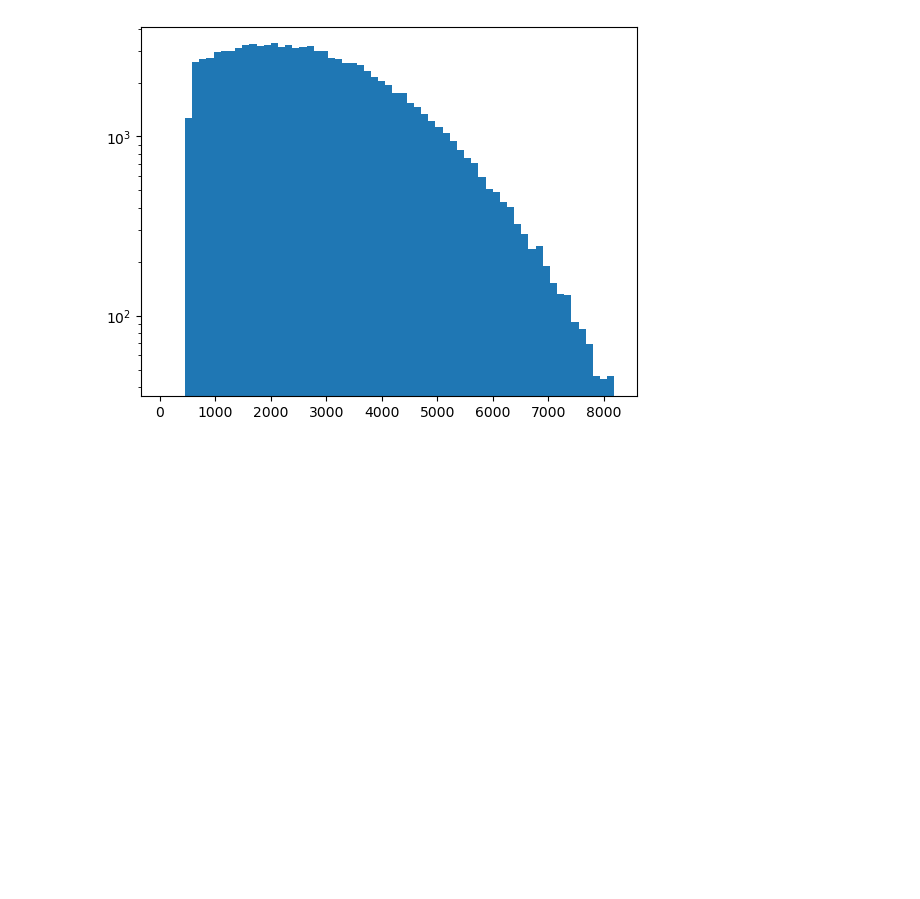
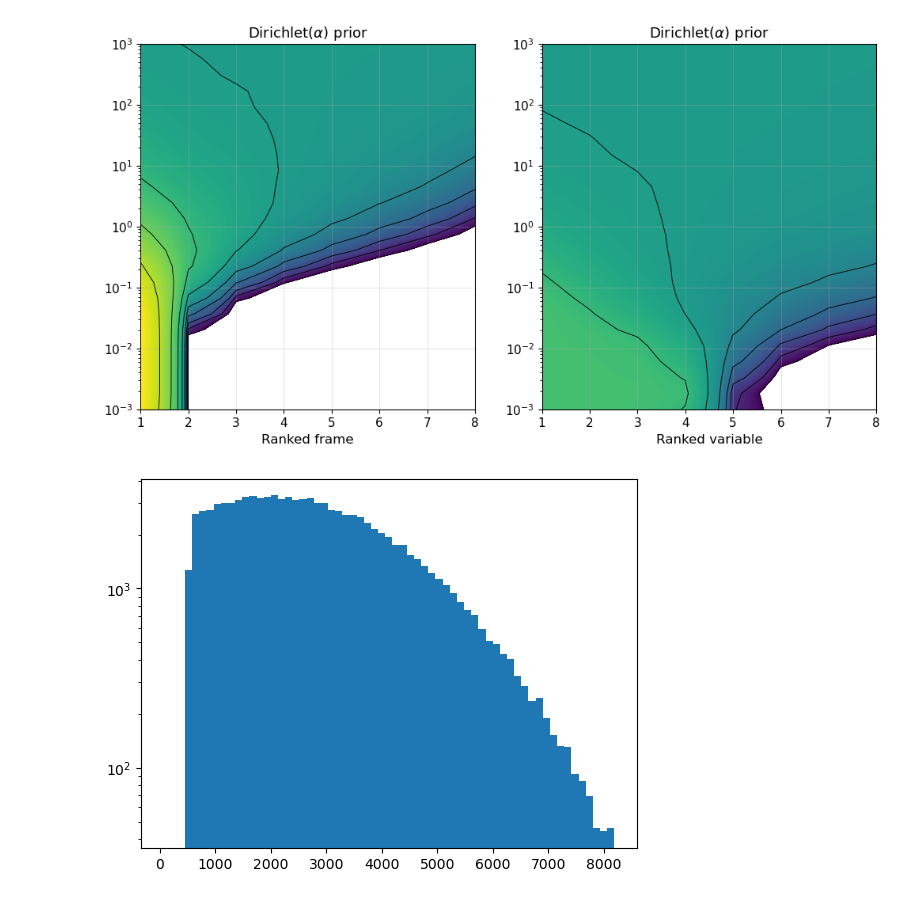
Before and after one commit to jthuemmel/thesis, a Jupyter notebook: modeldev.ipynb, the cells around one changed output. Saved outputs shown, nothing was run; the diff lists cells and outputs as text; code cells hidden in the pictures; blank space fills up the shorter version.

```diff
--- a/modeldev.ipynb
+++ b/modeldev.ipynb
@@ -18,3 +185,97 @@ import numpy as np
+# %%
+alphas = np.logspace(-3, 3, num=24)
+cdf_t = torch.zeros((len(alphas), T))
+cdf_v = torch.zeros((len(alphas), V))
+probs = []
+for i, sharpness in enumerate(alphas):
+    w = torch.ones(shape).view(B, -1)
+    alpha = w / w.sum(-1, keepdim= True)  # normalize to probability simplex
+    alpha = alpha * sharpness * w.size(-1)
+    dirichlet_src = torch._sample_dirichlet(alpha).sort(dim = -1, descending=True).values
+
+    probs.append(dirichlet_src.mean(dim = 0).clamp(1e-6, 1 - 1e-6))
+    dirichlet_src = dirichlet_src.repeat_interleave(S, dim=-1)
+    src = torch.multinomial(dirichlet_src, R, replacement=False)
+    t_src = (src // S) // V
+    v_src = (src // S) % V
+    t_counts = torch.stack([torch.bincount(m, minlength=T) for m in t_src]).float() / R
+    v_counts = torch.stack([torch.bincount(m, minlength=V) for m in v_src]).float() / R
+    cdf_t[i ] = t_counts.mean(dim = 0).clamp(1e-6, 1 - 1e-6)
+    cdf_v[i] = v_counts.mean(dim = 0).clamp(1e-6, 1 - 1e-6)
+# %%
+plt.rc("font", size=11)          # the default text size
+plt.rc("axes", titlesize=13)     # subplot titles
+plt.rc("axes", labelsize=12)     # x/y labels
+plt.rc("xtick", labelsize=11)
+plt.rc("ytick", labelsize=11)
+plt.rc("legend", fontsize=9)
+
+from matplotlib.ticker import LogLocator
+from matplotlib.colors import LogNorm
+
+# --- 1) Make your grid of x (ranks) and y (alpha) values:
+x = np.arange(T)             # ranks 0,1,…,T-1
+y = alphas                   # log‐spaced α’s, e.g. np.logspace(-3, 1, num=len(alphas))
+X, Y = np.meshgrid(x, y)
+
+
+eps = 1e-6
+levels = 10**np.linspace(-2, 0., 100)
+sparse_levels = 10**np.linspace(-2, 0., 10)
+vmin = levels[0]
+vmax = levels[-1]
+
+fig, ax = plt.subplots(1,2, figsize= (12, 6))
+# Plot for cdf[0]
+cf0 = ax[0].contourf(
+    X, Y, cdf_t,
+    levels=levels,
+    norm=LogNorm(vmin=vmin, vmax=vmax),
+    cmap="viridis",
+)
+
+ax[0].grid(True, alpha=0.3)
+
+cs0 = ax[0].contour(
+    X, Y, cdf_t,
+    levels=sparse_levels,
+    colors='black',
+    linewidths=0.65
+)
+ax[0].set_yscale('log')
+ax[0].set_xlabel("Ranked frame")
+ax[0].set_title(r"Dirichlet$(\alpha)$ prior")
+ax[0].set_xticks(np.arange(0, T, 1))
+ax[0].set_xticklabels(np.arange(1, T + 1, 1))
+
+
+# --- 1) Make your grid of x (ranks) and y (alpha) values:
+x = np.arange(V)             # ranks 0,1,…,T-1
+y = alphas                   # log‐spaced α’s, e.g. np.logspace(-3, 1, num=len(alphas))
+X, Y = np.meshgrid(x, y)
+cf0 = ax[1].contourf(
+    X, Y, cdf_v,
+    levels=levels,
+    norm=LogNorm(vmin=vmin, vmax=vmax),
+    cmap="viridis",
+)
+
+ax[1].grid(True, alpha=0.3)
+
+cs0 = ax[1].contour(
+    X, Y, cdf_v,
+    levels=sparse_levels,
+    colors='black',
+    linewidths=0.65
+)
+ax[1].set_yscale('log')
+ax[1].set_xlabel("Ranked variable")
+ax[1].set_title(r"Dirichlet$(\alpha)$ prior")
+ax[1].set_xticks(np.arange(0, V, 1))
+ax[1].set_xticklabels(np.arange(1, V + 1, 1))
+plt.show()
+# %% [output]
+[figure, added]
 # %%
 r = torch.empty(100000)
 r = torch.nn.init.trunc_normal_(r, 0.25, 0.25, 1 / 16, 1.)
```
Also changed, not shown: parts of 5 cells of this notebook, 1 other file.
